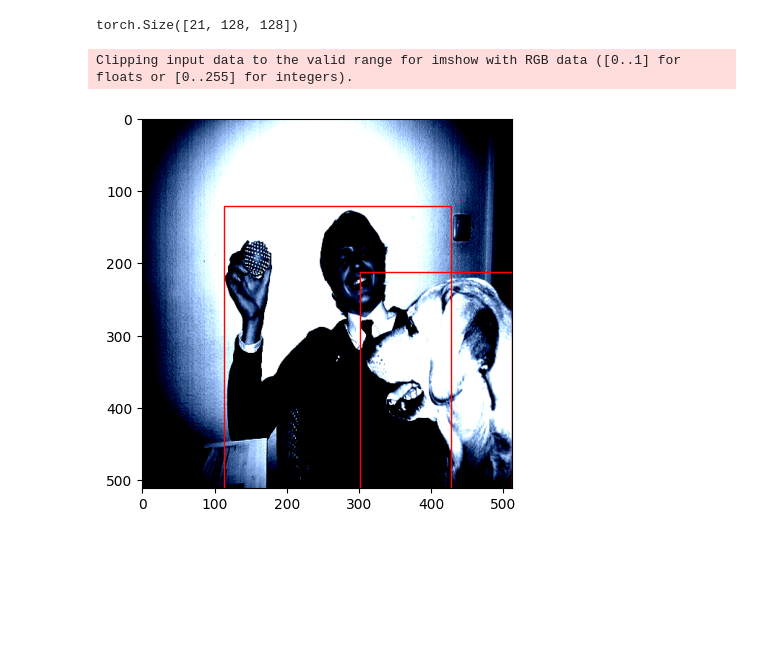
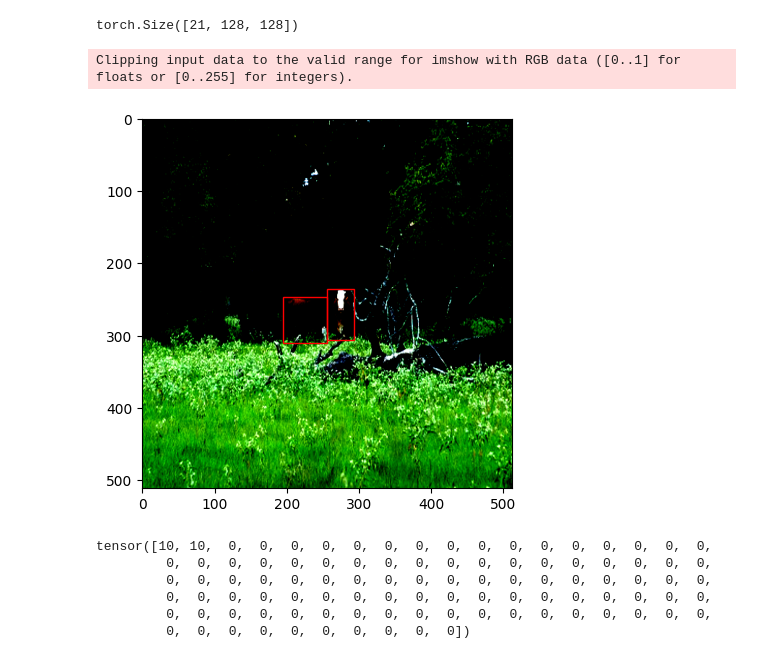
Before and after one commit to hoang1007/centernet, a Jupyter notebook: notebooks/test.ipynb, the cells around one changed output. Saved outputs shown, nothing was run; the diff lists cells and outputs as text; code cells hidden in the pictures; blank space fills up the shorter version.

```diff
--- a/notebooks/test.ipynb
+++ b/notebooks/test.ipynb
@@ -39,10 +39,13 @@ from src.models.components.resnet import PoseResNet, BasicBlock
 model = CenterNet(
     PoseResNet(
         BasicBlock,
-        18,
+        64,
         [2, 2, 2, 2],
         num_classes=21,
     ),
     optimizer=torch.optim.Adam,
     scheduler=torch.optim.lr_scheduler.StepLR,
 )
+# %%
+state = torch.load("../logs/checkpoints/last.ckpt")["state_dict"]
+model.load_state_dict(state)
@@ -72,7 +90,16 @@ from src.utils import decode
 
 dec_bboxes, scores, classes = decode(heatmaps, offsets_map, sizes_map, .25, top_k=100)
 # %%
-plot_data(img[1], dec_bboxes[1])
+plot_data(img[0], dec_bboxes[0])
 # %% [output]
 Clipping input data to the valid range for imshow with RGB data ([0..1] for floats or [0..255] for integers).
-[figure, old version]
+[figure, new version]
+# %%
+classes[0]
+# %% [output]
+tensor([10, 10,  0,  0,  0,  0,  0,  0,  0,  0,  0,  0,  0,  0,  0,  0,  0,  0,
+         0,  0,  0,  0,  0,  0,  0,  0,  0,  0,  0,  0,  0,  0,  0,  0,  0,  0,
+         0,  0,  0,  0,  0,  0,  0,  0,  0,  0,  0,  0,  0,  0,  0,  0,  0,  0,
+         0,  0,  0,  0,  0,  0,  0,  0,  0,  0,  0,  0,  0,  0,  0,  0,  0,  0,
+         0,  0,  0,  0,  0,  0,  0,  0,  0,  0,  0,  0,  0,  0,  0,  0,  0,  0,
+         0,  0,  0,  0,  0,  0,  0,  0,  0,  0])
```
Also changed, not shown: parts of 4 cells of this notebook, 3 other files.
